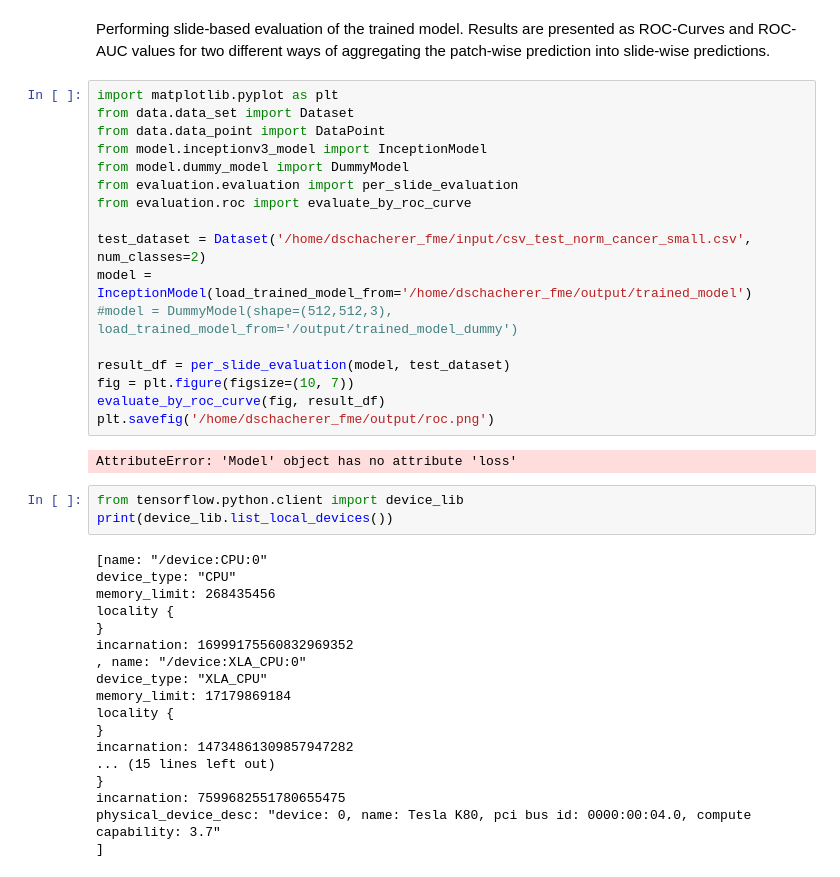
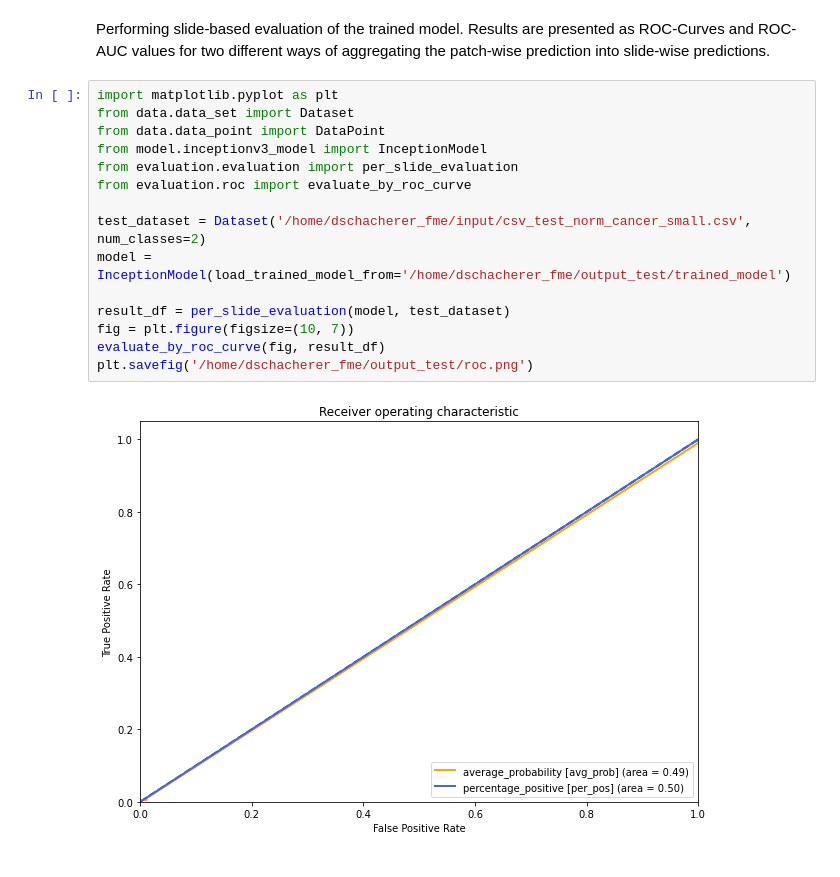
Before and after one commit to ImagingDataCommons/idc-pathomics-use-case-1, a Jupyter notebook: src/evaluation.ipynb, the cells around one changed output. Cells and saved outputs as stored; diff of their text form.

```diff
--- a/src/evaluation.ipynb
+++ b/src/evaluation.ipynb
@@ -9,43 +9,20 @@ Performing slide-based evaluation of the trained model. Results are presented as
 # %%
 import matplotlib.pyplot as plt
 from data.data_set import Dataset
 from data.data_point import DataPoint
 from model.inceptionv3_model import InceptionModel
-from model.dummy_model import DummyModel
 from evaluation.evaluation import per_slide_evaluation
 from evaluation.roc import evaluate_by_roc_curve
 
 test_dataset = Dataset('/home/dschacherer_fme/input/csv_test_norm_cancer_small.csv', num_classes=2)
-model = InceptionModel(load_trained_model_from='/home/dschacherer_fme/output/trained_model')
-#model = DummyModel(shape=(512,512,3), load_trained_model_from='/output/trained_model_dummy')
+model = InceptionModel(load_trained_model_from='/home/dschacherer_fme/output_test/trained_model')
 
 result_df = per_slide_evaluation(model, test_dataset)
 fig = plt.figure(figsize=(10, 7))
 evaluate_by_roc_curve(fig, result_df)
-plt.savefig('/home/dschacherer_fme/output/roc.png')
+plt.savefig('/home/dschacherer_fme/output_test/roc.png')
 # %% [output]
-AttributeError: 'Model' object has no attribute 'loss'
+[figure, added]
-# %%
-from tensorflow.python.client import device_lib
-print(device_lib.list_local_devices())
-# %% [output]
-[name: "/device:CPU:0"
-device_type: "CPU"
-memory_limit: 268435456
-locality {
-}
-incarnation: 16999175560832969352
-, name: "/device:XLA_CPU:0"
-device_type: "XLA_CPU"
-memory_limit: 17179869184
-locality {
-}
-incarnation: 14734861309857947282
-... (15 lines left out)
-}
-incarnation: 7599682551780655475
-physical_device_desc: "device: 0, name: Tesla K80, pci bus id: 0000:00:04.0, compute capability: 3.7"
-]
 # %%
 import pandas as pd
 from evaluation.heatmaps import create_heatmap_for_slide_3class
```
Also changed, not shown: parts of 2 cells of this notebook.
